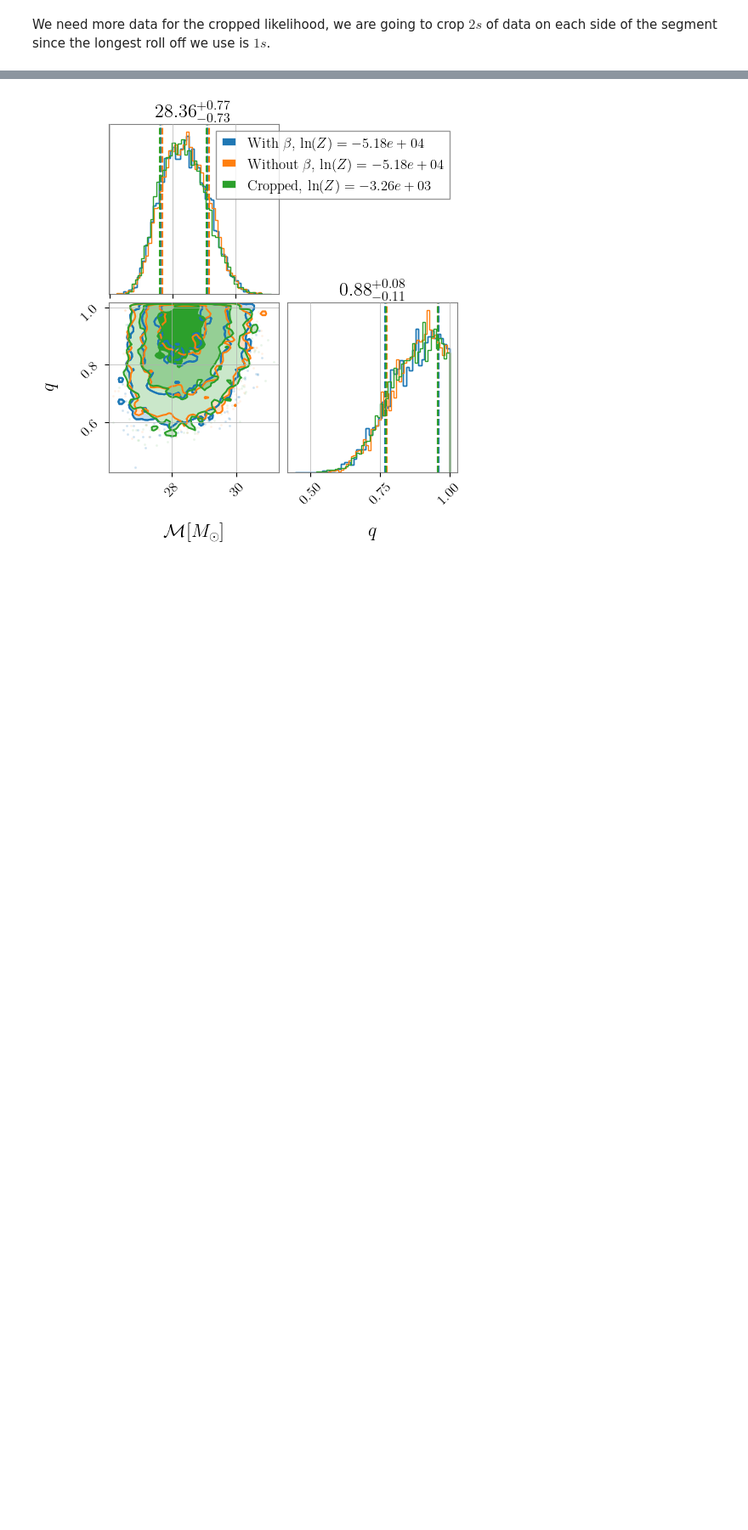
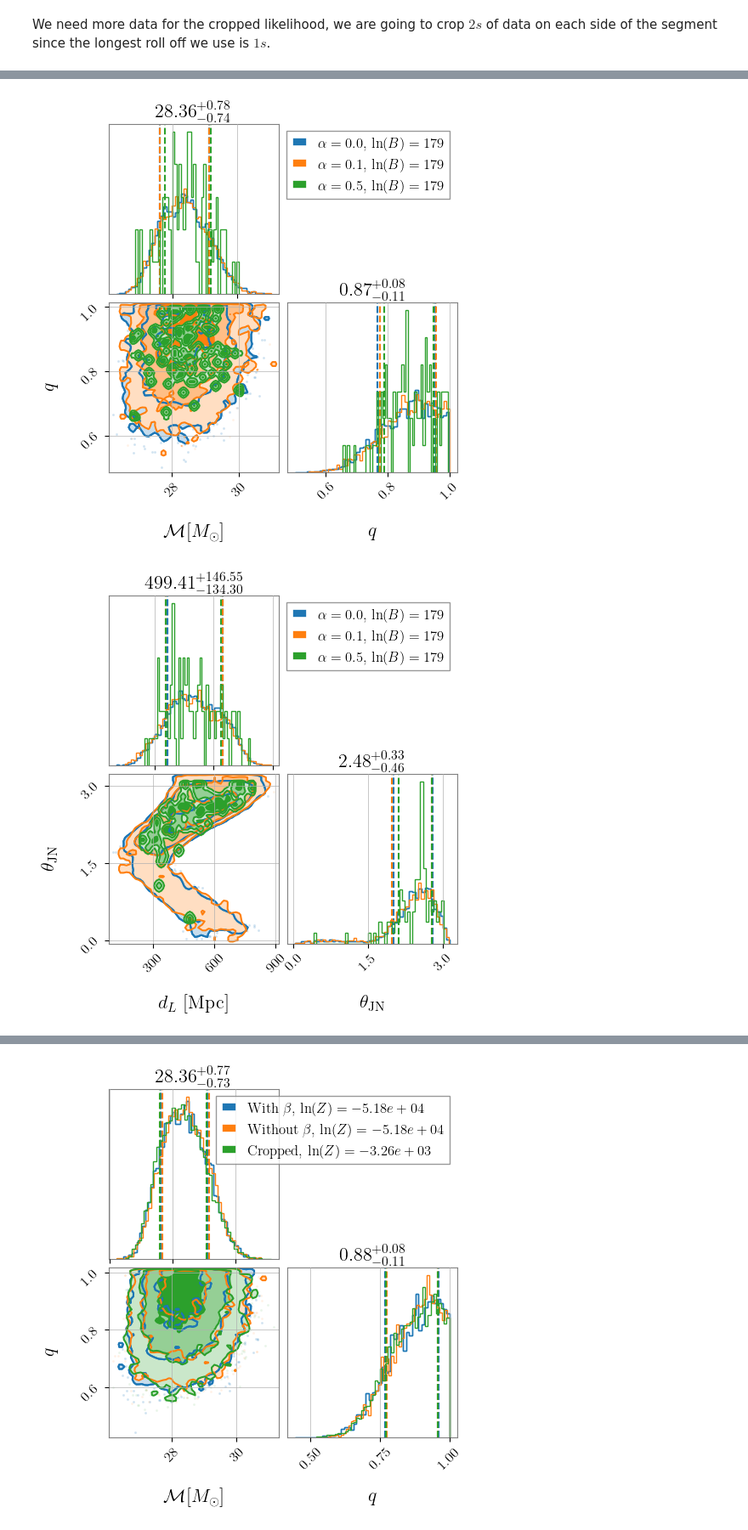
Before and after one commit to ColmTalbot/windowing-in-parameter-estimation, a Jupyter notebook: notebooks/GW150914_windowing.ipynb, the cells around one changed output, grey strips where cells are left out. Shown at 85% size. Saved outputs shown, nothing was run; the diff lists cells and outputs as text; code cells hidden in the pictures; blank space fills up the shorter version.

Commit message:
Add importance sampling biased results to GW150914 notebook

```diff
--- a/notebooks/GW150914_windowing.ipynb
+++ b/notebooks/GW150914_windowing.ipynb
@@ -699,0 +749,41 @@ for kind in ["cropped"]:
+# %%
+kind = "reweighted"
+
+results = [
+    bilby.core.result.read_in_result(
+        f"{kind}_version/GW150914_window_{roll_off:.1f}_result.json"
+        )
+    for roll_off in roll_offs
+]
+
+labels = [
+    f"$\\alpha = {2 * roll_off / duration:.1f}$," for roll_off in roll_offs
+]
+
+_ = bilby.core.result.plot_multiple(
+    results,
+    parameters=["chirp_mass_source", "mass_ratio"],
+    corner_labels=["$\\mathcal{M} [M_{\\odot}]$", "$q$"],
+    labels=labels,
+    filename=f"{kind}_version/comparison_mass_{kind}.pdf",
+    evidences=True,
+)
+_ = bilby.core.result.plot_multiple(
+    results,
+    parameters=["luminosity_distance", "theta_jn"],
+    corner_labels=["$d_{L}$ [Mpc]", "$\\theta_{\\rm JN}$"],
+    labels=labels,
+    filename=f"{kind}_version/comparison_distance_{kind}.pdf",
+    evidences=True,
+)
+_ = bilby.core.result.plot_multiple(
+    results,
+    parameters=["ra", "dec"],
+    corner_labels=["Right ascencsion", "Declination"],
+    labels=labels,
+    filename=f"{kind}_version/comparison_sky_{kind}.pdf",
+    evidences=True,
+)
+# %% [output]
+[figure, added]
+[figure, added]
```
Also changed, not shown: parts of 13 cells of this notebook.
